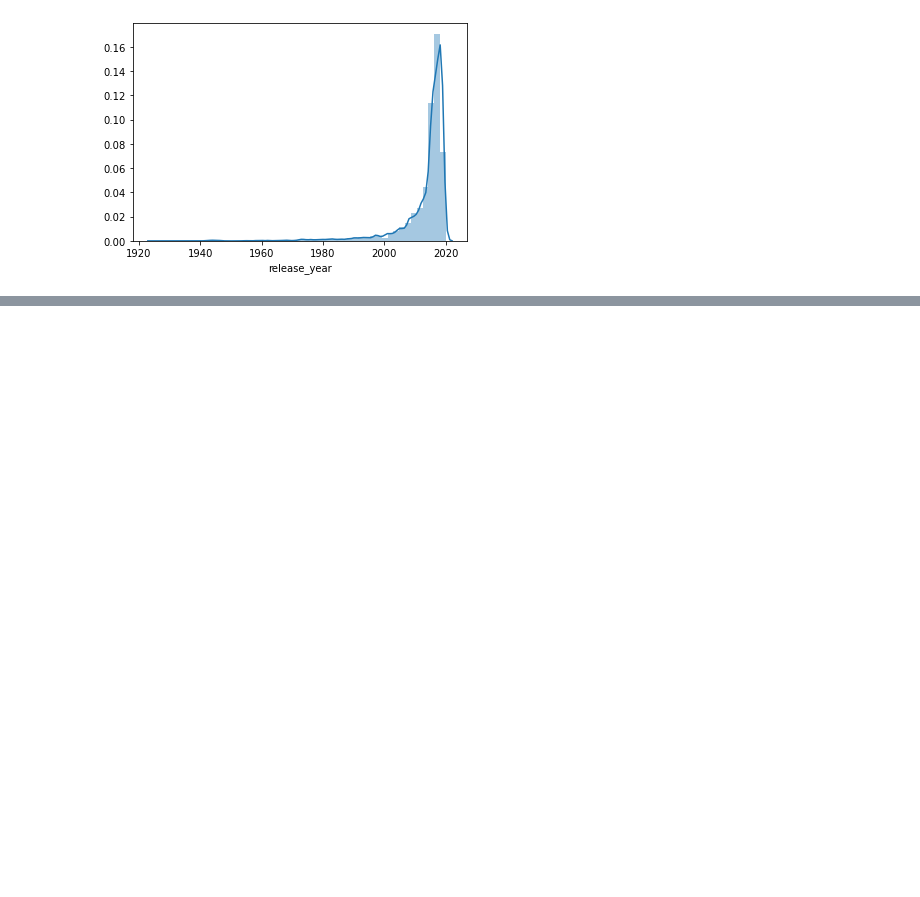
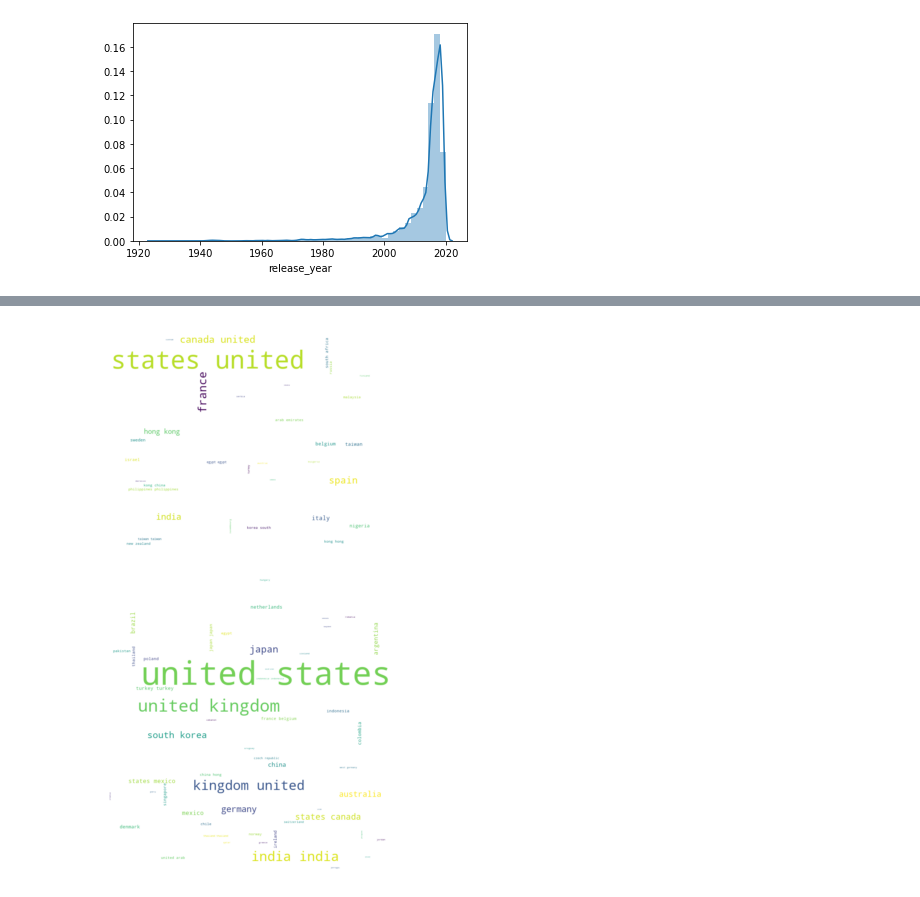
Before and after one commit to bslrida19/netflix_analysis, a Jupyter notebook: Data_explore.ipynb, the cells around one changed output, grey strips where cells are left out. Cells and saved outputs as stored; diff of their text form; code cells hidden in the pictures; blank space fills up the shorter version.

```diff
--- a/Data_explore.ipynb
+++ b/Data_explore.ipynb
@@ -109,0 +109,33 @@ sns.distplot(df['release_year'])
+# %%
+from wordcloud import WordCloud, ImageColorGenerator, STOPWORDS
+from nltk.corpus import stopwords
+from nltk.tokenize import word_tokenize
+import nltk
+nltk.download('stopwords')
+nltk.download('punkt')
+
+words = " ".join(df['country'])
+
+def punctuation_stop(text):
+    """remove punctuation and stop words"""
+    filtered = []
+    stop_words = set(stopwords.words('english'))
+    word_tokens = word_tokenize(text)
+    for w in word_tokens:
+        if w not in stop_words and w.isalpha():
+            filtered.append(w.lower())
+    return filtered
+
+
+words_filtered = punctuation_stop(words)
+
+text = " ".join([ele for ele in words_filtered])
+
+wc= WordCloud(background_color="white", random_state=1,stopwords=STOPWORDS, max_words = 2000, width =800, height = 1500)
+wc.generate(text)
+
+plt.figure(figsize=[10,10])
+plt.imshow(wc,interpolation="bilinear")
+plt.axis('off')
+plt.show()
+# %% [output]
@@ -109,0 +148 @@ sns.distplot(df['release_year'])
+[figure, added]
```
Also changed, not shown: parts of 9 cells of this notebook.
